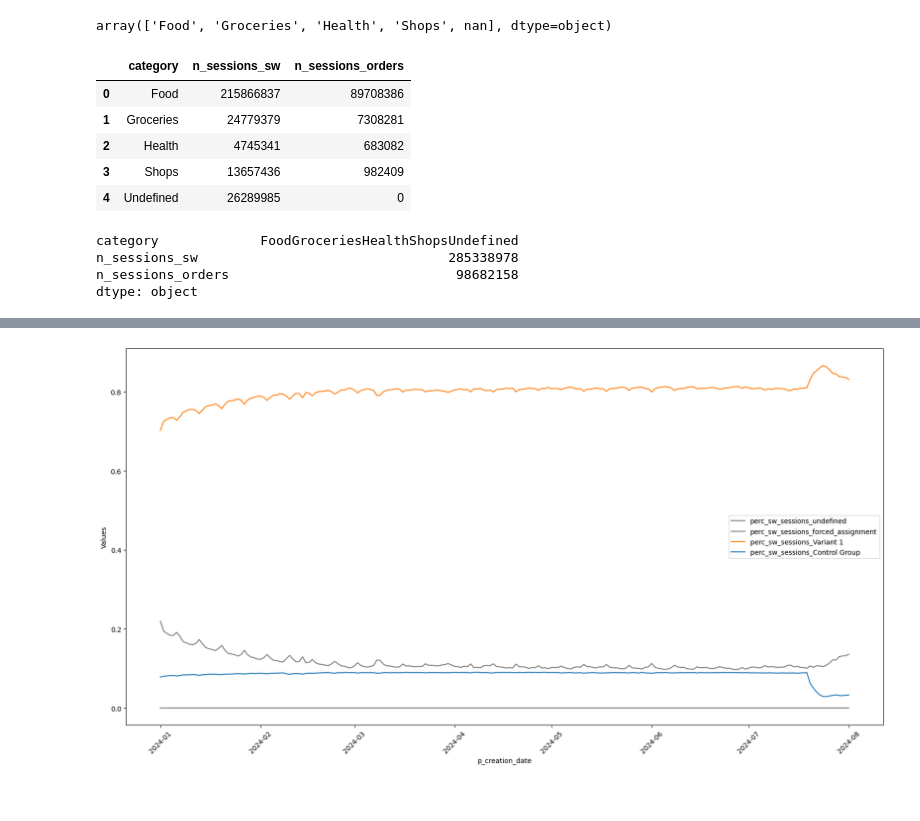
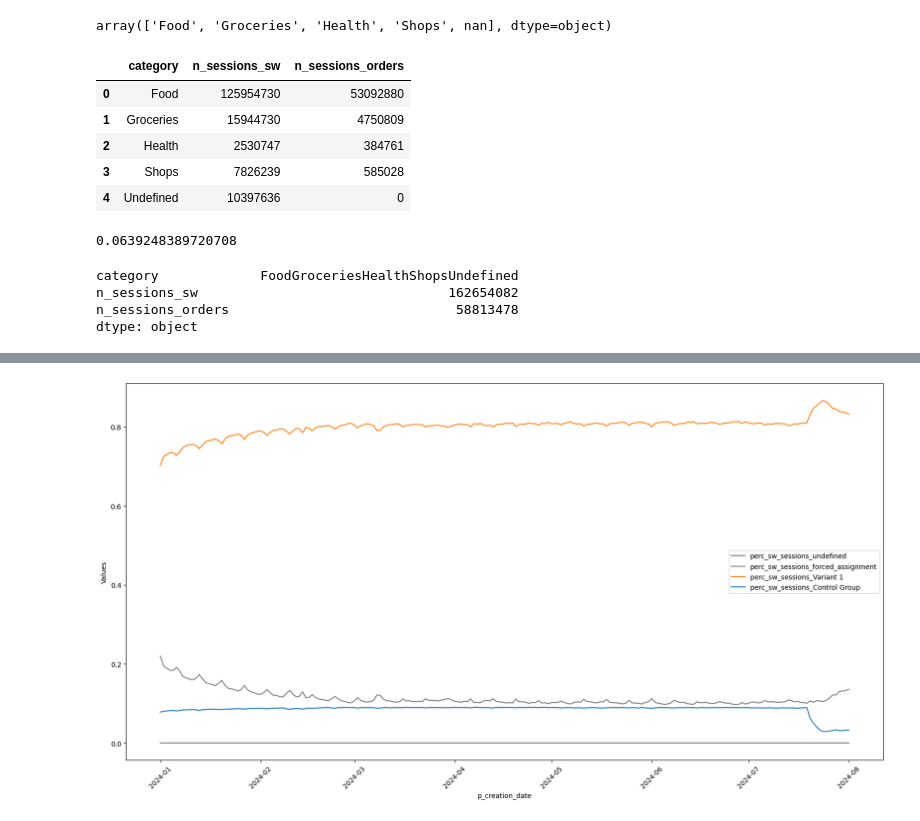
Before and after one commit to JordiCremades4444/central-node, a Jupyter notebook: notebooks/989_2024_7_nsw_osw_cvr/nsw_osw_confluence.ipynb, the cells around one changed output, grey strips where cells are left out. Drawn from its saved outputs; the diff is of its cells as text; code cells hidden in the pictures.

```diff
--- a/notebooks/989_2024_7_nsw_osw_cvr/nsw_osw_confluence.ipynb
+++ b/notebooks/989_2024_7_nsw_osw_cvr/nsw_osw_confluence.ipynb
@@ -275,24 +315,38 @@ array(['Food', 'Groceries', 'Health', 'Shops', nan], dtype=object)
 # %%
 tmp = df.copy()
 tmp = tmp.drop(columns=['variant'])
+
+START_DATE = "'2024-04-01'"
+END_DATE = "'2024-08-01'"
+
+tmp['p_creation_date'] = pd.to_datetime(tmp['p_creation_date'])
+
+cond1 = tmp['p_creation_date'] >= pd.to_datetime(START_DATE)
+cond2 = tmp['p_creation_date'] <= pd.to_datetime(END_DATE)
+
+tmp = tmp[cond1 & cond2]
 
 tmp['category'] = tmp['category'].fillna('Undefined')
 
 tmp_grouped = tmp.groupby(['category'])[['n_sessions_sw','n_sessions_orders']].sum().reset_index()
 tmp_grouped
 # %% [output]
 |  | category | n_sessions_sw | n_sessions_orders |
-| 0 | Food | 215866837 | 89708386 |
-| 1 | Groceries | 24779379 | 7308281 |
-| 2 | Health | 4745341 | 683082 |
-| 3 | Shops | 13657436 | 982409 |
-| 4 | Undefined | 26289985 | 0 |
+| 0 | Food | 125954730 | 53092880 |
+| 1 | Groceries | 15944730 | 4750809 |
+| 2 | Health | 2530747 | 384761 |
+| 3 | Shops | 7826239 | 585028 |
+| 4 | Undefined | 10397636 | 0 |
+# %%
+10397636/162654082
+# %% [output]
+0.0639248389720708
 # %%
 tmp_grouped.sum()
 # %% [output]
 category             FoodGroceriesHealthShopsUndefined
-n_sessions_sw                                285338978
-n_sessions_orders                             98682158
+n_sessions_sw                                162654082
+n_sessions_orders                             58813478
 dtype: object
 # %%
 tmp = df.copy()
```
Also changed, not shown: parts of 9 cells of this notebook.
